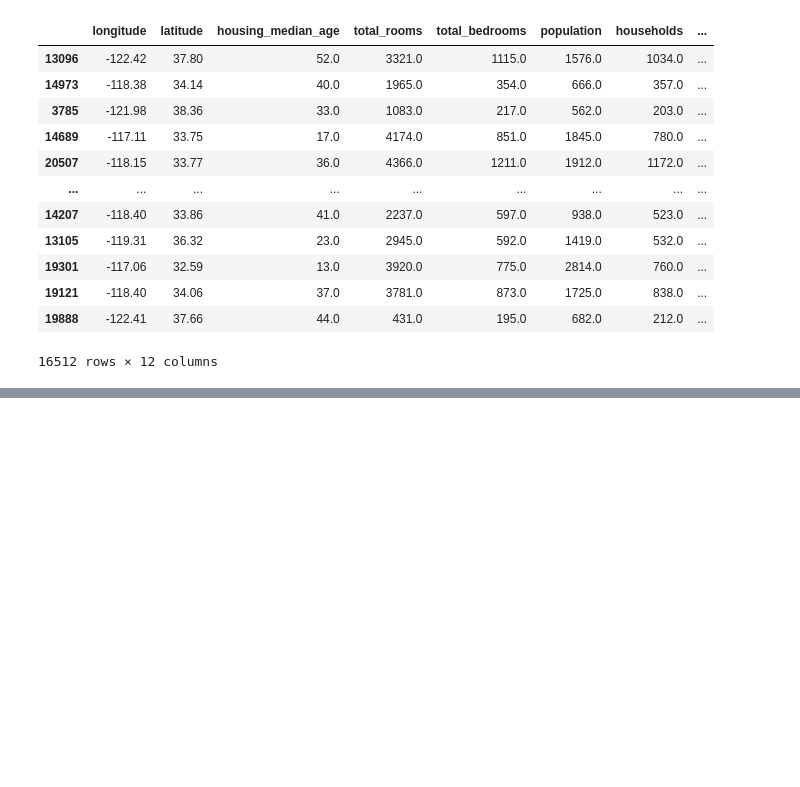
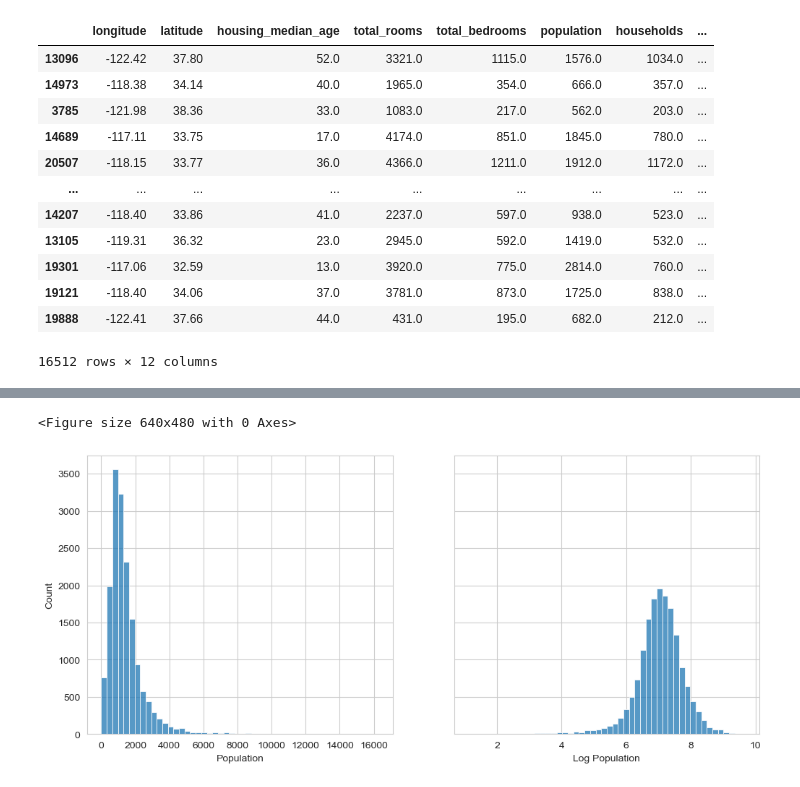
Before and after one commit to oscarguillen-ml/ML-Internship-Portfolio, a Jupyter notebook: 01-california-housing-end-to-end/california_housing.ipynb, the cells around one changed output, grey strips where cells are left out. Cells and saved outputs as stored; diff of their text form; code cells hidden in the pictures; blank space fills up the shorter version.

Commit message:
feat: Implement data preprocessing and feature engineering

```diff
--- a/01-california-housing-end-to-end/california_housing.ipynb
+++ b/01-california-housing-end-to-end/california_housing.ipynb
@@ -269,0 +462,14 @@ housing
+# %%
+plt.tight_layout();
+fig, axes = plt.subplots(1,2, figsize=(12,5), sharey=True);
+
+sns.histplot(data=housing , x='population', bins=50, ax=axes[0]);
+axes[0].set_xlabel('Population');
+
+log_population=np.log(housing['population']);
+axes[1].set_xlabel('Log Population');
+
+sns.histplot(log_population, bins=50, ax=axes[1]);
+# %% [output]
+<Figure size 640x480 with 0 Axes>
+[figure, added]
```
Also changed, not shown: parts of 31 cells of this notebook.
